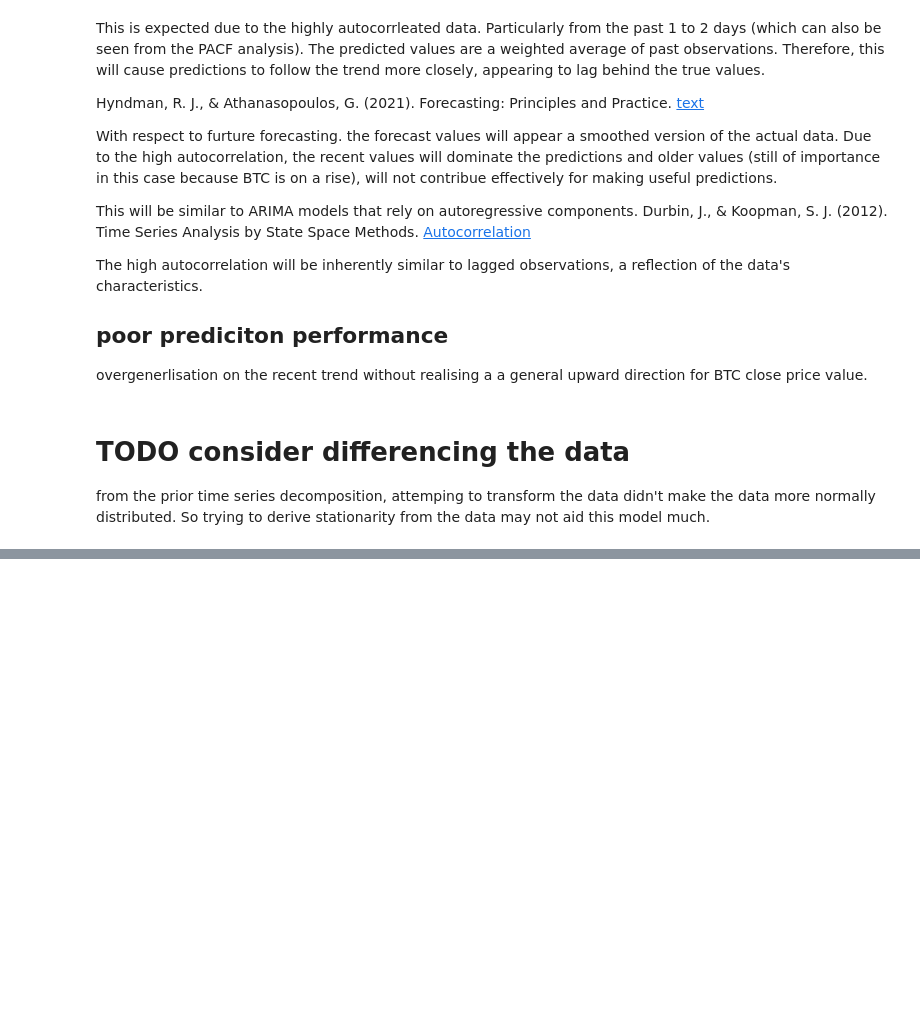
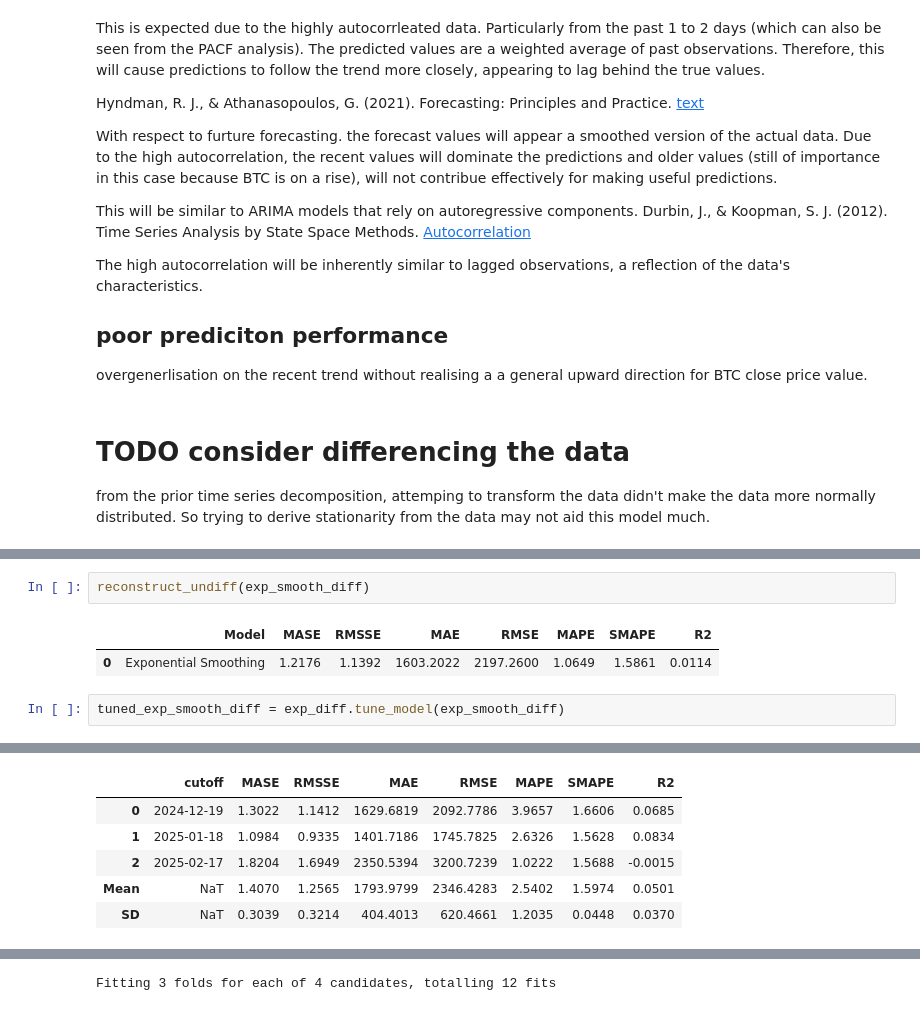
Before and after one commit to RalleyD/COM724_AE2, a Jupyter notebook: notebooks/single-exponential-smoothing.ipynb, the cells around one changed output, grey strips where cells are left out. Drawn from its saved outputs; the diff is of its cells as text; blank space fills up the shorter version.

```diff
--- a/notebooks/single-exponential-smoothing.ipynb
+++ b/notebooks/single-exponential-smoothing.ipynb
@@ -240,0 +266,8 @@ exp_smooth_diff = exp_diff.create_model('exp_smooth')
+# %%
+reconstruct_undiff(exp_smooth_diff)
+# %% [output]
+|  | Model | MASE | RMSSE | MAE | RMSE | MAPE | SMAPE | R2 |
+| 0 | Exponential Smoothing | 1.2176 | 1.1392 | 1603.2022 | 2197.2600 | 1.0649 | 1.5861 | 0.0114 |
+# %%
+tuned_exp_smooth_diff = exp_diff.tune_model(exp_smooth_diff)
+# %% [output]
@@ -240,0 +275,6 @@ exp_smooth_diff = exp_diff.create_model('exp_smooth')
+|  | cutoff | MASE | RMSSE | MAE | RMSE | MAPE | SMAPE | R2 |
+| 0 | 2024-12-19 | 1.3022 | 1.1412 | 1629.6819 | 2092.7786 | 3.9657 | 1.6606 | 0.0685 |
+| 1 | 2025-01-18 | 1.0984 | 0.9335 | 1401.7186 | 1745.7825 | 2.6326 | 1.5628 | 0.0834 |
+| 2 | 2025-02-17 | 1.8204 | 1.6949 | 2350.5394 | 3200.7239 | 1.0222 | 1.5688 | -0.0015 |
+| Mean | NaT | 1.4070 | 1.2565 | 1793.9799 | 2346.4283 | 2.5402 | 1.5974 | 0.0501 |
+| SD | NaT | 0.3039 | 0.3214 | 404.4013 | 620.4661 | 1.2035 | 0.0448 | 0.0370 |
@@ -240,0 +282 @@ exp_smooth_diff = exp_diff.create_model('exp_smooth')
+Fitting 3 folds for each of 4 candidates, totalling 12 fits
```
Also changed, not shown: parts of 17 cells of this notebook.
